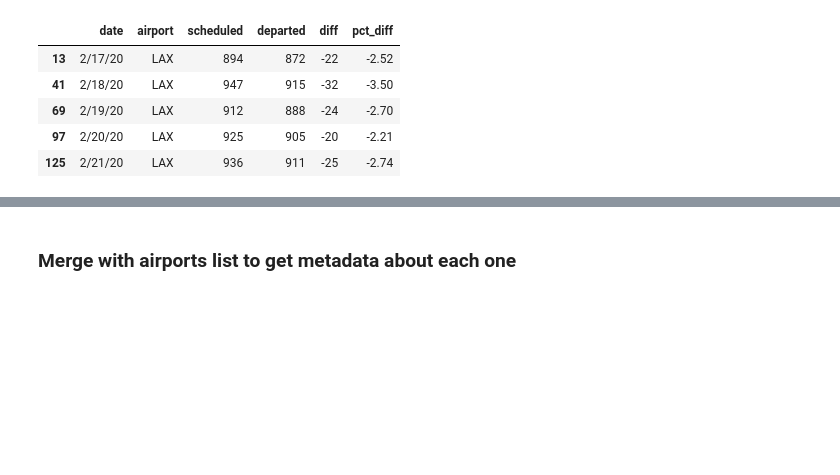
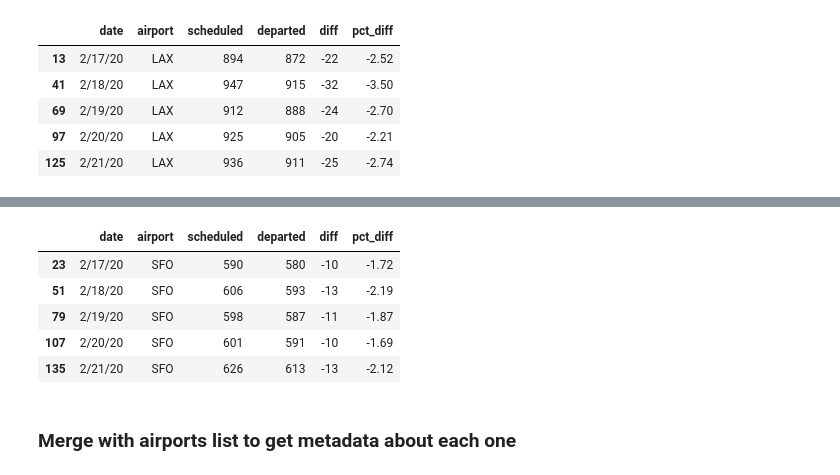
Before and after one commit to datadesk/coronavirus-flight-tracking, a Jupyter notebook: flights-data/00-coronavirus-flights-aggregates.ipynb, the cells around one changed output, grey strips where cells are left out. Cells and saved outputs as stored; diff of their text form; code cells hidden in the pictures; blank space fills up the shorter version.

```diff
--- a/flights-data/00-coronavirus-flights-aggregates.ipynb
+++ b/flights-data/00-coronavirus-flights-aggregates.ipynb
@@ -104,0 +110,10 @@ alt.Chart(lax).mark_bar(size=15,color='#f03b20').encode(
+# %%
+sfo = usa_src[usa_src['airport'] == 'SFO']
+sfo.head()
+# %% [output]
+|  | date | airport | scheduled | departed | diff | pct_diff |
+| 23 | 2/17/20 | SFO | 590 | 580 | -10 | -1.72 |
+| 51 | 2/18/20 | SFO | 606 | 593 | -13 | -2.19 |
+| 79 | 2/19/20 | SFO | 598 | 587 | -11 | -1.87 |
+| 107 | 2/20/20 | SFO | 601 | 591 | -10 | -1.69 |
+| 135 | 2/21/20 | SFO | 626 | 613 | -13 | -2.12 |
```
Also changed, not shown: parts of 6 cells of this notebook, 6 other files.
